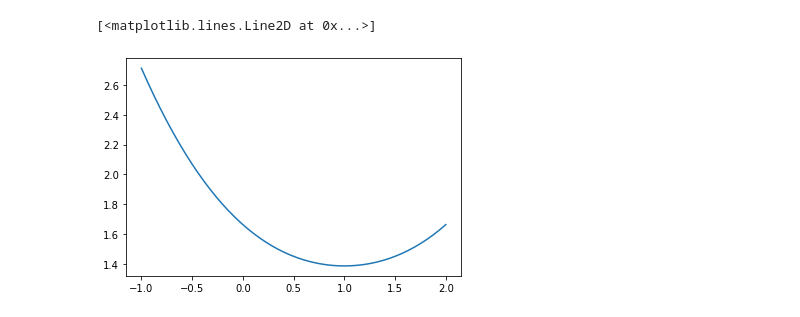
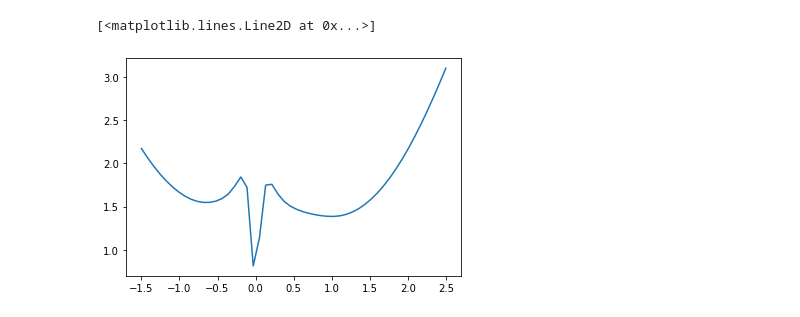
Before and after one commit to krishdesai7/SymmetryDiscovery, a Jupyter notebook: SymmetryGAN/Plotting Loss Functions.ipynb, the cells around one changed output. Saved outputs shown, nothing was run; the diff lists cells and outputs as text; code cells hidden in the pictures.

```diff
--- a/SymmetryGAN/Plotting Loss Functions.ipynb
+++ b/SymmetryGAN/Plotting Loss Functions.ipynb
@@ -7,14 +7,14 @@ def p(x):
     return 1/np.sqrt(2*np.pi)*np.exp(-0.5*(x - 0.5)**2)
 # %%
 def g(c, x):
-    return c-x
+    return 1.-c*x
 def h(c, x):
-    return p(x)/(p(x) + p(g(c, x)))
+    return p(x)/(p(x) + abs(c)*p(g(c, x)))
 def L(c, x):
-    return -1*np.log(h(c, x))*p(x)-np.log(1-h(c, g(c, x)))*p(g(c, x)) + (g(c, g(c, x)) - x)**2*p(g(c, x))
+    return -1*np.log(0.000000001+h(c, x))*p(x)-np.log(0.000000001+1-h(c, g(c, x)))*p(g(c, x))*abs(c) #+ (g(c, g(c, x)) - x)**2*p(g(c, x))
 # %%
 loss = []
 result = 0
-for c in np.linspace(-1, 2):
+for c in np.linspace(-1.5, 2.5):
     result, error = integrate.quad(lambda x: L(c, x), -10, 10)
     loss.append(result)
@@ -41,5 +21,5 @@ loss
 # %%
-plt.plot(np.linspace(-1, 2), loss)
+plt.plot(np.linspace(-1.5, 2.5), loss)
 # %% [output]
 [<matplotlib.lines.Line2D at 0x...>]
-[figure, old version]
+[figure, new version]
```
Also changed, not shown: parts of 5 cells of this notebook, 1 other file.
